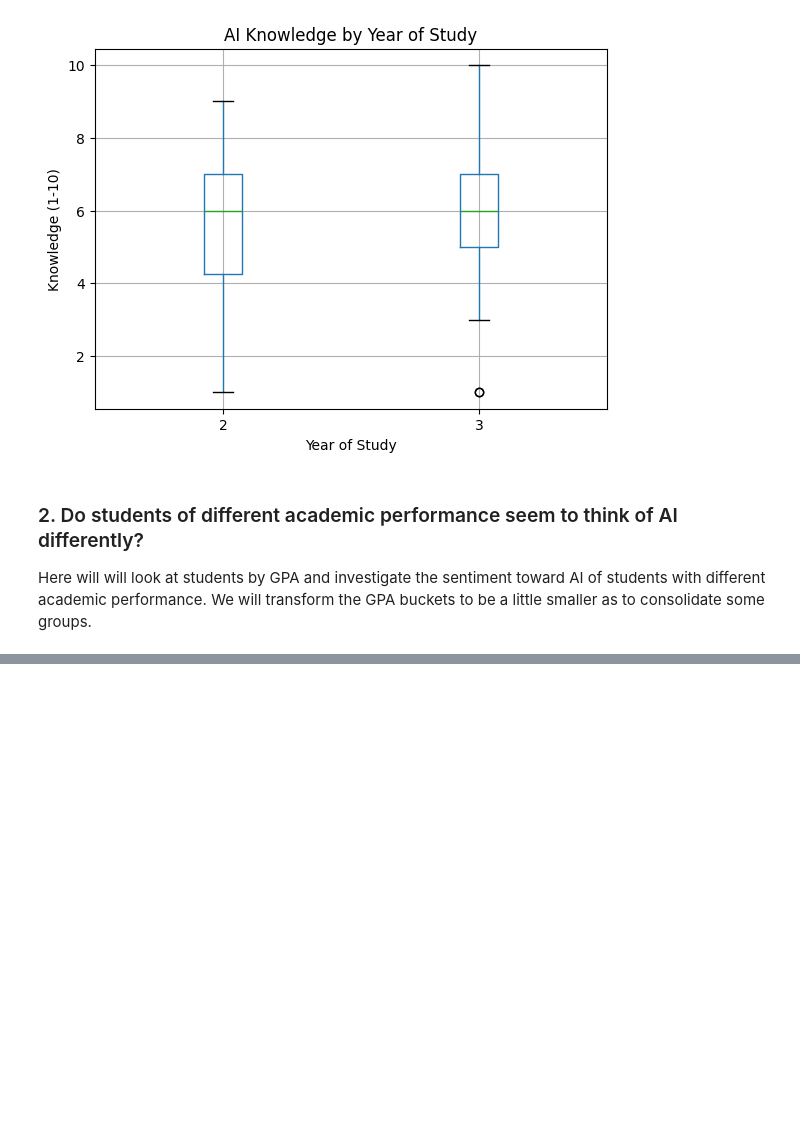
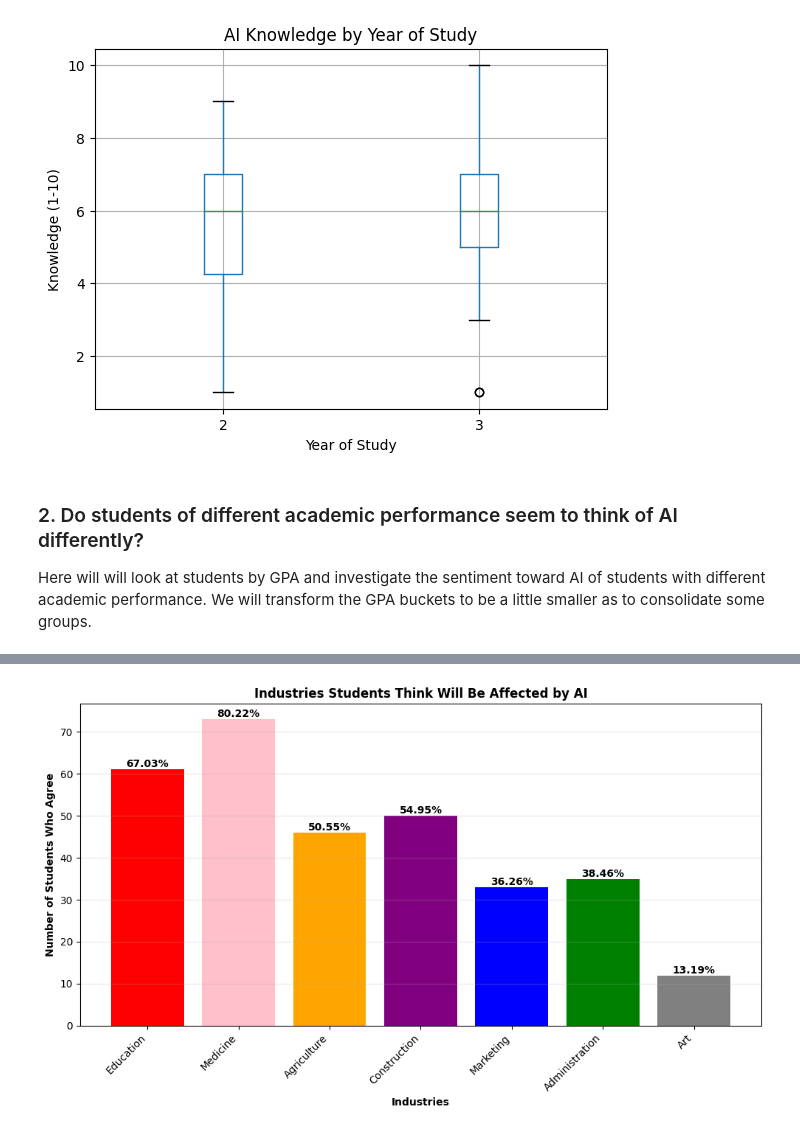
Before and after one commit to danield2255/ai_in_education_analysis, a Jupyter notebook: SurveyDataExploration.ipynb, the cells around one changed output, grey strips where cells are left out. Saved outputs shown, nothing was run; the diff lists cells and outputs as text; code cells hidden in the pictures; blank space fills up the shorter version.

```diff
--- a/SurveyDataExploration.ipynb
+++ b/SurveyDataExploration.ipynb
@@ -434,0 +488,27 @@ We can see from the output there are few interesting things to call out:
+# %%
+industries = {
+    'Education': df_new['ai_impact_education'].sum(),
+    'Medicine': df_new['ai_impact_medicine'].sum(),
+    'Agriculture': df_new['ai_impact_agriculture'].sum(),
+    "Construction": df_new['ai_impact_construction'].sum(),
+    'Marketing': df_new['ai_impact_marketing'].sum(),
+    'Administration': df_new['ai_impact_administration'].sum(),
+    'Art': df_new['ai_impact_art'].sum()}
+
+plt.figure(figsize=(10, 6))
+bars = plt.bar(industries.keys(), industries.values(), color=['red', "pink", "orange", "purple", "blue", "green", "gray"])
+plt.xlabel('Industries', fontweight='bold')
+plt.ylabel('Number of Students Who Agree', fontweight='bold')
+plt.title('Industries Students Think Will Be Affected by AI', fontweight='bold')
+plt.xticks(rotation=45, ha='right')
+plt.grid(axis='y', alpha=0.3)
+
+# Value on top of bars
+for bar in bars:
+    height = bar.get_height()
+    plt.text(bar.get_x() + bar.get_width() / 2., height,f'{float(height/df_new.shape[0]*100):.2f}%',ha='center', va='bottom', fontweight='bold')
+
+plt.tight_layout()
+plt.show()
+# %% [output]
+[figure, added]
```
Also changed, not shown: parts of 20 cells of this notebook, 2 other files.
